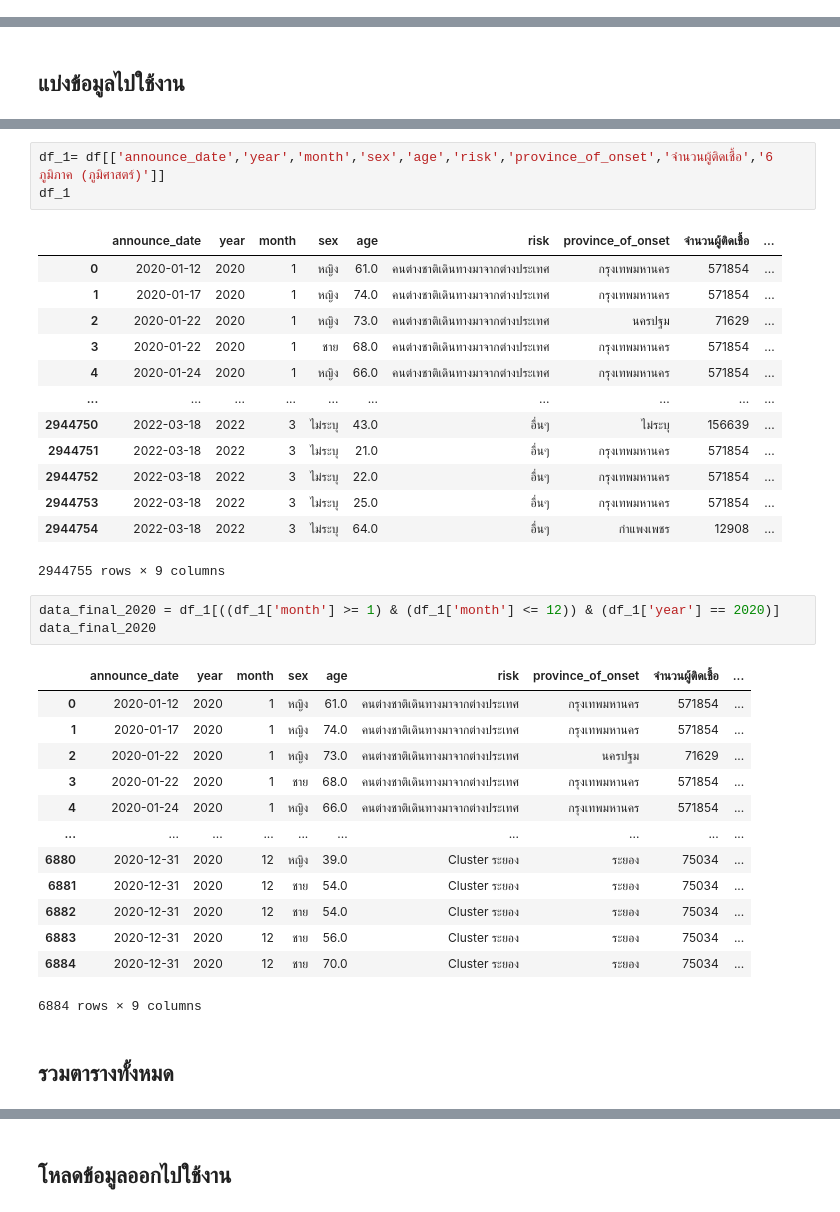
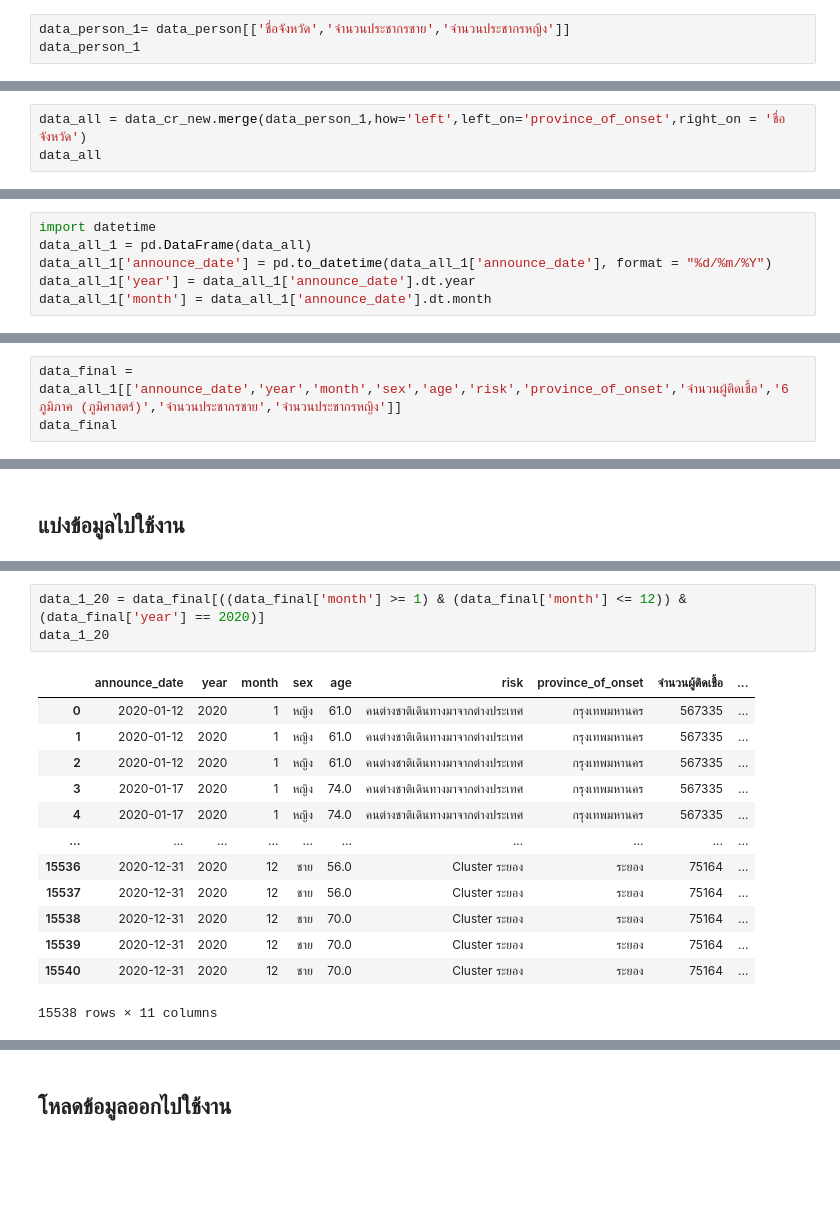
Before and after one commit to Athitiya00/data_viz_2022, a Jupyter notebook: Project.ipynb, the cells around one changed output, grey strips where cells are left out. Cells and saved outputs as stored; diff of their text form; blank space fills up the shorter version.

```diff
--- a/Project.ipynb
+++ b/Project.ipynb
@@ -899,0 +863,3 @@ See the caveats in the documentation: https://pandas.pydata.org/pandas-docs/stab
+# %%
+data_person_1= data_person[['ชื่อจังหวัด','จำนวนประชากรชาย','จำนวนประชากรหญิง']]
+data_person_1
@@ -918,0 +1009,3 @@ data_cr_new
+# %%
+data_all = data_cr_new.merge(data_person_1,how='left',left_on='province_of_onset',right_on = 'ชื่อจังหวัด')
+data_all
@@ -918,0 +1028,6 @@ data_cr_new
+# %%
+import datetime
+data_all_1 = pd.DataFrame(data_all)
+data_all_1['announce_date'] = pd.to_datetime(data_all_1['announce_date'], format = "%d/%m/%Y")
+data_all_1['year'] = data_all_1['announce_date'].dt.year
+data_all_1['month'] = data_all_1['announce_date'].dt.month
@@ -918,0 +1052,3 @@ data_cr_new
+# %%
+data_final = data_all_1[['announce_date','year','month','sex','age','risk','province_of_onset','จำนวนผู้ติดเชื้อ','6 ภูมิภาค (ภูมิศาสตร์)','จำนวนประชากรชาย','จำนวนประชากรหญิง']]
+data_final
@@ -943,36 +1071,17 @@ df
-# %%
-df_1= df[['announce_date','year','month','sex','age','risk','province_of_onset','จำนวนผู้ติดเชื้อ','6 ภูมิภาค (ภูมิศาสตร์)']]
-df_1
-# %% [output]
-|  | announce_date | year | month | sex | age | risk | province_of_onset | จำนวนผู้ติดเชื้อ | ... |
-| 0 | 2020-01-12 | 2020 | 1 | หญิง | 61.0 | คนต่างชาติเดินทางมาจากต่างประเทศ | กรุงเทพมหานคร | 571854 | ... |
-| 1 | 2020-01-17 | 2020 | 1 | หญิง | 74.0 | คนต่างชาติเดินทางมาจากต่างประเทศ | กรุงเทพมหานคร | 571854 | ... |
-| 2 | 2020-01-22 | 2020 | 1 | หญิง | 73.0 | คนต่างชาติเดินทางมาจากต่างประเทศ | นครปฐม | 71629 | ... |
-| 3 | 2020-01-22 | 2020 | 1 | ชาย | 68.0 | คนต่างชาติเดินทางมาจากต่างประเทศ | กรุงเทพมหานคร | 571854 | ... |
-| 4 | 2020-01-24 | 2020 | 1 | หญิง | 66.0 | คนต่างชาติเดินทางมาจากต่างประเทศ | กรุงเทพมหานคร | 571854 | ... |
-| ... | ... | ... | ... | ... | ... | ... | ... | ... | ... |
-| 2944750 | 2022-03-18 | 2022 | 3 | ไม่ระบุ | 43.0 | อื่นๆ | ไม่ระบุ | 156639 | ... |
-| 2944751 | 2022-03-18 | 2022 | 3 | ไม่ระบุ | 21.0 | อื่นๆ | กรุงเทพมหานคร | 571854 | ... |
-| 2944752 | 2022-03-18 | 2022 | 3 | ไม่ระบุ | 22.0 | อื่นๆ | กรุงเทพมหานคร | 571854 | ... |
-| 2944753 | 2022-03-18 | 2022 | 3 | ไม่ระบุ | 25.0 | อื่นๆ | กรุงเทพมหานคร | 571854 | ... |
-| 2944754 | 2022-03-18 | 2022 | 3 | ไม่ระบุ | 64.0 | อื่นๆ | กำแพงเพชร | 12908 | ... |
-2944755 rows × 9 columns
 # %%
-data_final_2020 = df_1[((df_1['month'] >= 1) & (df_1['month'] <= 12)) & (df_1['year'] == 2020)]
-data_final_2020
+data_1_20 = data_final[((data_final['month'] >= 1) & (data_final['month'] <= 12)) & (data_final['year'] == 2020)]
+data_1_20
 # %% [output]
 |  | announce_date | year | month | sex | age | risk | province_of_onset | จำนวนผู้ติดเชื้อ | ... |
-| 0 | 2020-01-12 | 2020 | 1 | หญิง | 61.0 | คนต่างชาติเดินทางมาจากต่างประเทศ | กรุงเทพมหานคร | 571854 | ... |
-| 1 | 2020-01-17 | 2020 | 1 | หญิง | 74.0 | คนต่างชาติเดินทางมาจากต่างประเทศ | กรุงเทพมหานคร | 571854 | ... |
-| 2 | 2020-01-22 | 2020 | 1 | หญิง | 73.0 | คนต่างชาติเดินทางมาจากต่างประเทศ | นครปฐม | 71629 | ... |
-| 3 | 2020-01-22 | 2020 | 1 | ชาย | 68.0 | คนต่างชาติเดินทางมาจากต่างประเทศ | กรุงเทพมหานคร | 571854 | ... |
-| 4 | 2020-01-24 | 2020 | 1 | หญิง | 66.0 | คนต่างชาติเดินทางมาจากต่างประเทศ | กรุงเทพมหานคร | 571854 | ... |
+| 0 | 2020-01-12 | 2020 | 1 | หญิง | 61.0 | คนต่างชาติเดินทางมาจากต่างประเทศ | กรุงเทพมหานคร | 567335 | ... |
+| 1 | 2020-01-12 | 2020 | 1 | หญิง | 61.0 | คนต่างชาติเดินทางมาจากต่างประเทศ | กรุงเทพมหานคร | 567335 | ... |
+| 2 | 2020-01-12 | 2020 | 1 | หญิง | 61.0 | คนต่างชาติเดินทางมาจากต่างประเทศ | กรุงเทพมหานคร | 567335 | ... |
+| 3 | 2020-01-17 | 2020 | 1 | หญิง | 74.0 | คนต่างชาติเดินทางมาจากต่างประเทศ | กรุงเทพมหานคร | 567335 | ... |
+| 4 | 2020-01-17 | 2020 | 1 | หญิง | 74.0 | คนต่างชาติเดินทางมาจากต่างประเทศ | กรุงเทพมหานคร | 567335 | ... |
 | ... | ... | ... | ... | ... | ... | ... | ... | ... | ... |
-| 6880 | 2020-12-31 | 2020 | 12 | หญิง | 39.0 | Cluster ระยอง | ระยอง | 75034 | ... |
-| 6881 | 2020-12-31 | 2020 | 12 | ชาย | 54.0 | Cluster ระยอง | ระยอง | 75034 | ... |
-| 6882 | 2020-12-31 | 2020 | 12 | ชาย | 54.0 | Cluster ระยอง | ระยอง | 75034 | ... |
-| 6883 | 2020-12-31 | 2020 | 12 | ชาย | 56.0 | Cluster ระยอง | ระยอง | 75034 | ... |
-| 6884 | 2020-12-31 | 2020 | 12 | ชาย | 70.0 | Cluster ระยอง | ระยอง | 75034 | ... |
+| 15536 | 2020-12-31 | 2020 | 12 | ชาย | 56.0 | Cluster ระยอง | ระยอง | 75164 | ... |
+| 15537 | 2020-12-31 | 2020 | 12 | ชาย | 56.0 | Cluster ระยอง | ระยอง | 75164 | ... |
+| 15538 | 2020-12-31 | 2020 | 12 | ชาย | 70.0 | Cluster ระยอง | ระยอง | 75164 | ... |
+| 15539 | 2020-12-31 | 2020 | 12 | ชาย | 70.0 | Cluster ระยอง | ระยอง | 75164 | ... |
+| 15540 | 2020-12-31 | 2020 | 12 | ชาย | 70.0 | Cluster ระยอง | ระยอง | 75164 | ... |
-6884 rows × 9 columns
+15538 rows × 11 columns
-# %% [markdown]
-## รวมตารางทั้งหมด
```
Also changed, not shown: parts of 78 cells of this notebook.
